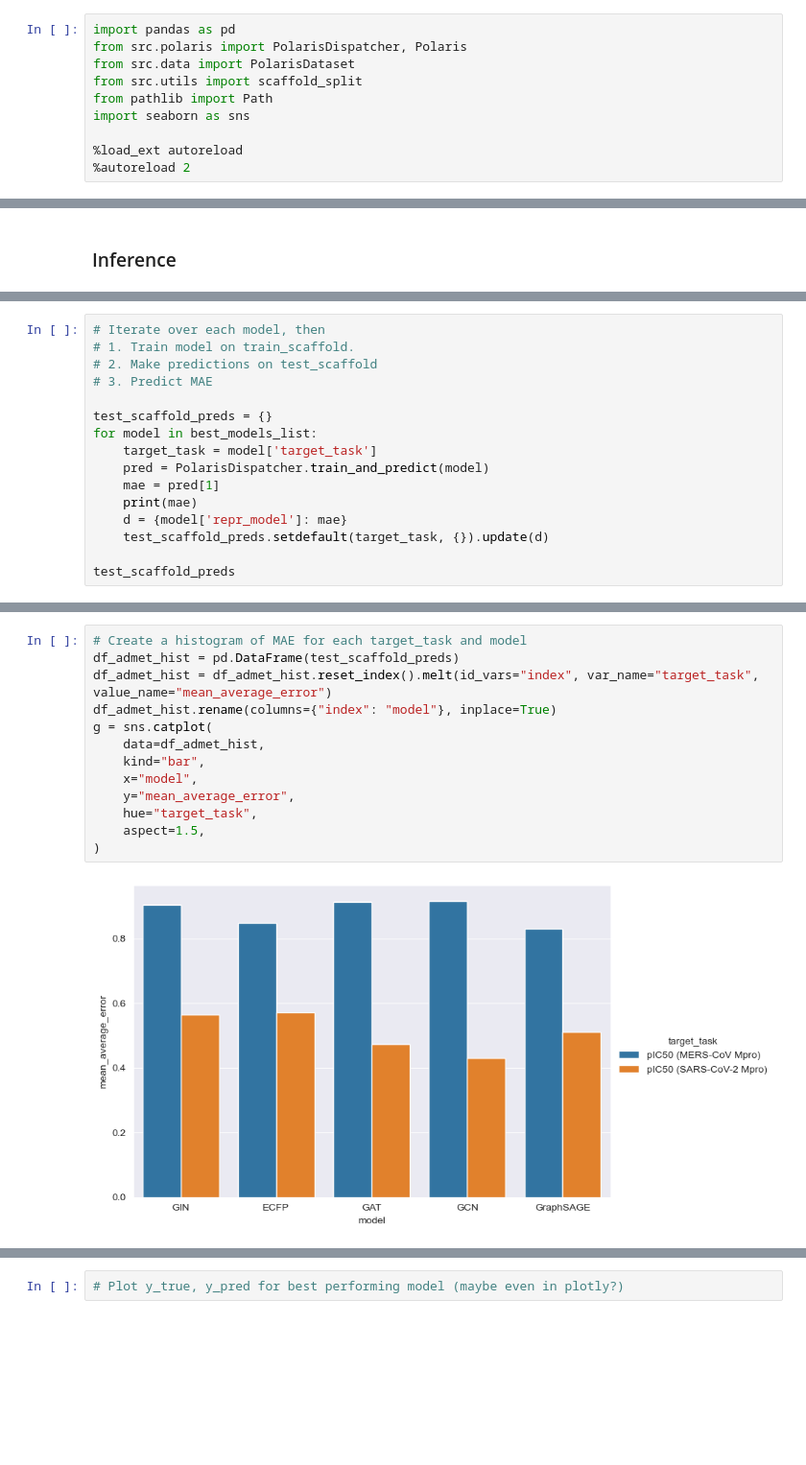
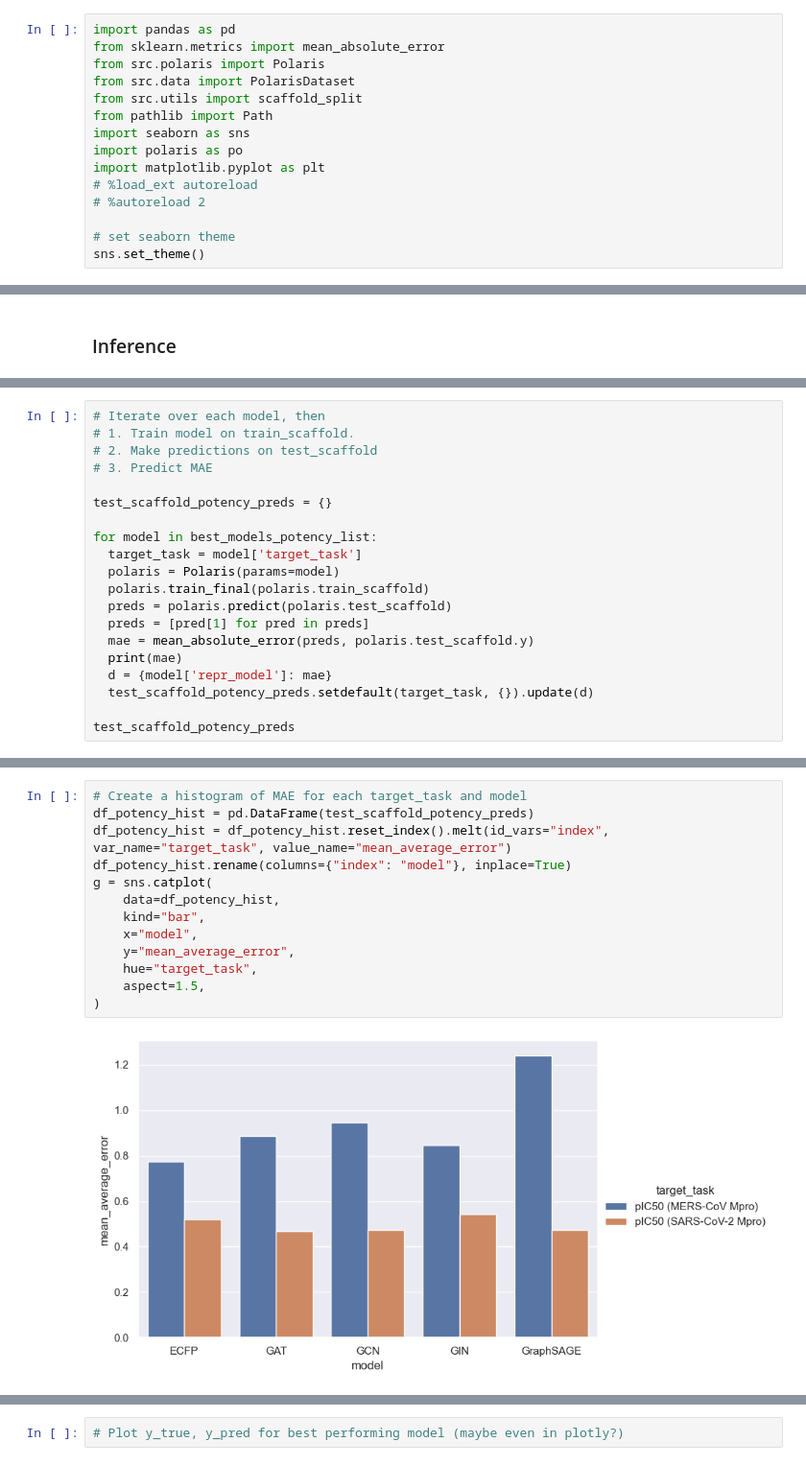
Before and after one commit to aehrlich1/ximp, a Jupyter notebook: data_evaluation.ipynb, the cells around one changed output, grey strips where cells are left out. Shown: that part at 96% size. Drawn from its saved outputs; the diff is of its cells as text; blank space fills up the shorter version.

Commit message:
Data evaluation and submission is done via jupyter notebook

```diff
--- a/data_evaluation.ipynb
+++ b/data_evaluation.ipynb
@@ -1,13 +1,18 @@
 # %%
 import pandas as pd
-from src.polaris import PolarisDispatcher, Polaris
+from sklearn.metrics import mean_absolute_error
+from src.polaris import Polaris
 from src.data import PolarisDataset
 from src.utils import scaffold_split
 from pathlib import Path
 import seaborn as sns
+import polaris as po
+import matplotlib.pyplot as plt
+# %load_ext autoreload
+# %autoreload 2
 
-%load_ext autoreload
-%autoreload 2
+# set seaborn theme
+sns.set_theme()
 # %% [markdown]
 # Data Evaluation
 # %% [markdown]
@@ -64,13 +70,17 @@ best_models_list = best_models.to_dict('records')
 # 2. Make predictions on test_scaffold
 # 3. Predict MAE
 
-test_scaffold_preds = {}
-for model in best_models_list:
-    target_task = model['target_task']
-    pred = PolarisDispatcher.train_and_predict(model)
-    mae = pred[1]
-    print(mae)
-    d = {model['repr_model']: mae}
-    test_scaffold_preds.setdefault(target_task, {}).update(d)
+test_scaffold_potency_preds = {}
 
-test_scaffold_preds
+for model in best_models_potency_list:
+  target_task = model['target_task']
+  polaris = Polaris(params=model)
+  polaris.train_final(polaris.train_scaffold)
+  preds = polaris.predict(polaris.test_scaffold)
+  preds = [pred[1] for pred in preds]
+  mae = mean_absolute_error(preds, polaris.test_scaffold.y)
+  print(mae)
+  d = {model['repr_model']: mae}
+  test_scaffold_potency_preds.setdefault(target_task, {}).update(d)
+
+test_scaffold_potency_preds
@@ -101,15 +87,15 @@ test_scaffold_preds
 # %%
 # Create a histogram of MAE for each target_task and model
-df_admet_hist = pd.DataFrame(test_scaffold_preds)
-df_admet_hist = df_admet_hist.reset_index().melt(id_vars="index", var_name="target_task", value_name="mean_average_error")
-df_admet_hist.rename(columns={"index": "model"}, inplace=True)
+df_potency_hist = pd.DataFrame(test_scaffold_potency_preds)
+df_potency_hist = df_potency_hist.reset_index().melt(id_vars="index", var_name="target_task", value_name="mean_average_error")
+df_potency_hist.rename(columns={"index": "model"}, inplace=True)
 g = sns.catplot(
-    data=df_admet_hist,
+    data=df_potency_hist,
     kind="bar",
     x="model",
     y="mean_average_error",
     hue="target_task",
     aspect=1.5,
 )
 # %% [output]
-[figure, old version]
+[figure, new version]
```
Also changed, not shown: parts of 21 cells of this notebook, 1 other file.
